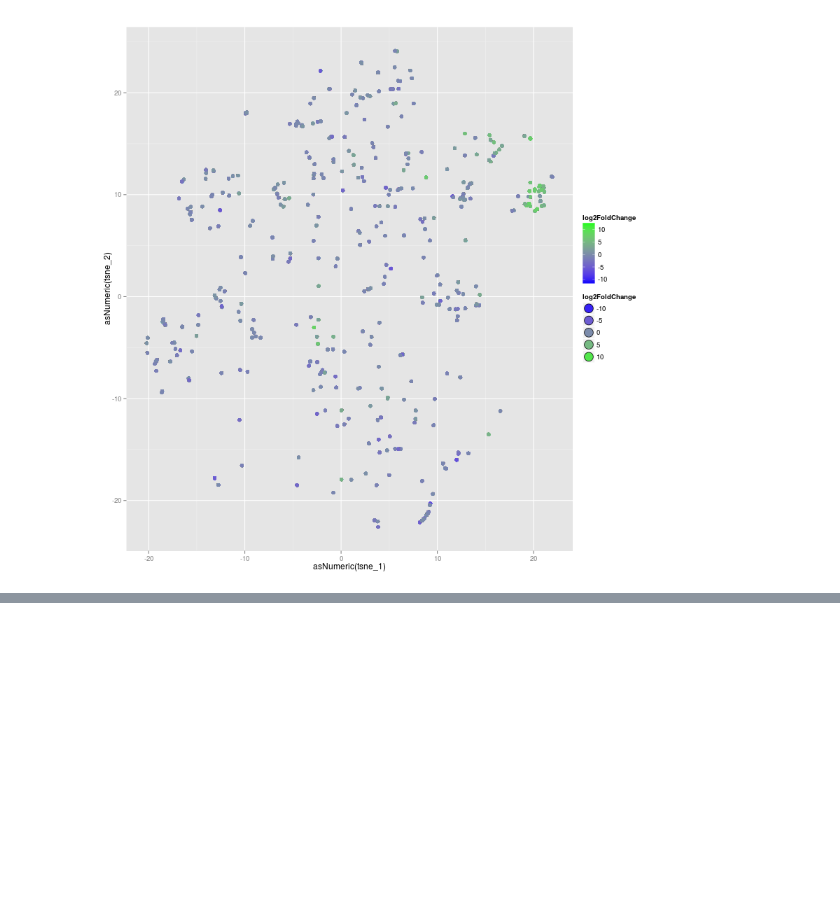
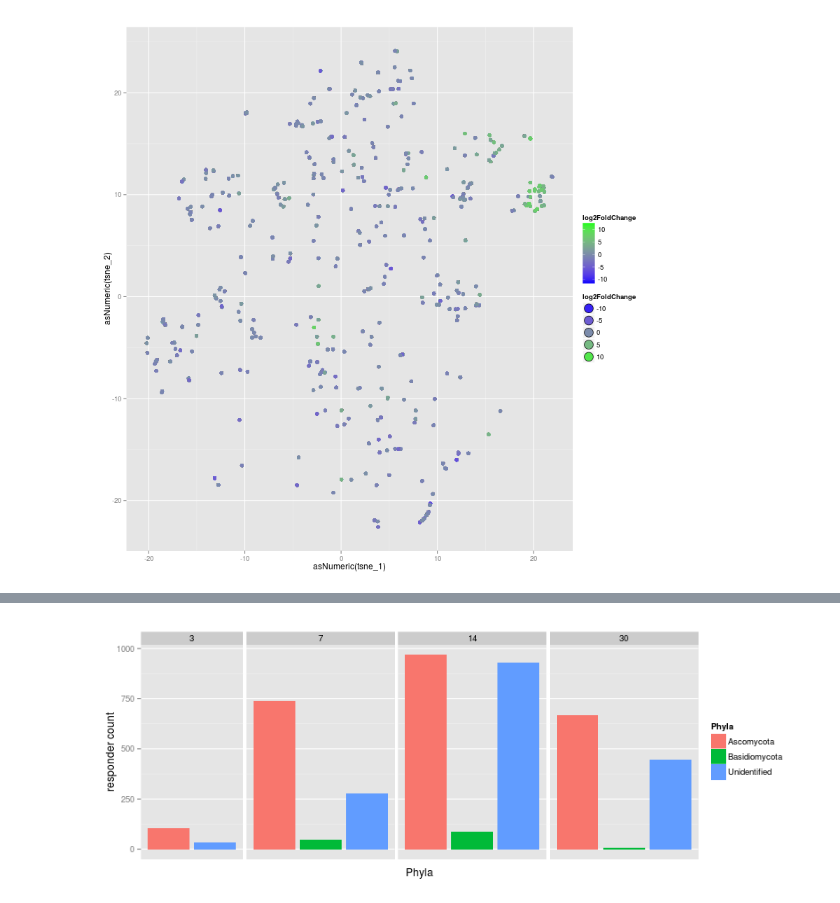
Before and after one commit to chvtk/Fungal_SIP, a Jupyter notebook: Computing_pairwise_distances.ipynb, the cells around one changed output, grey strips where cells are left out. Saved outputs shown, nothing was run; the diff lists cells and outputs as text; code cells hidden in the pictures; blank space fills up the shorter version.

```diff
--- a/Computing_pairwise_distances.ipynb
+++ b/Computing_pairwise_distances.ipynb
@@ -360,0 +367,21 @@ p
+# %%
+%%R -w 800 -h 300
+
+dcounts = d2 %>%
+          group_by(Day,Rank2) %>%
+          summarize(responders = sum(padj<= 0.10))
+
+dcounts = filter(dcounts, responders !=0)
+dcounts$Rank2[is.na(dcounts$Rank2)] = "p__unidentified"
+
+p2 = ggplot(dcounts, aes(x = Rank2 , y = responders, fill = Rank2)) +
+    facet_grid(. ~ Day, scales = "free_x", space = "free") +
+    geom_bar(stat = "identity") +
+    xlab("Phyla") + ylab("responder count") +
+    scale_x_discrete(breaks=NULL) +
+    scale_fill_discrete(name = "Phyla", labels = c("Ascomycota", "Basidiomycota", "Unidentified"))
+
+
+p2
+# %% [output]
+[figure, added]
```
Also changed, not shown: parts of 16 cells of this notebook.
